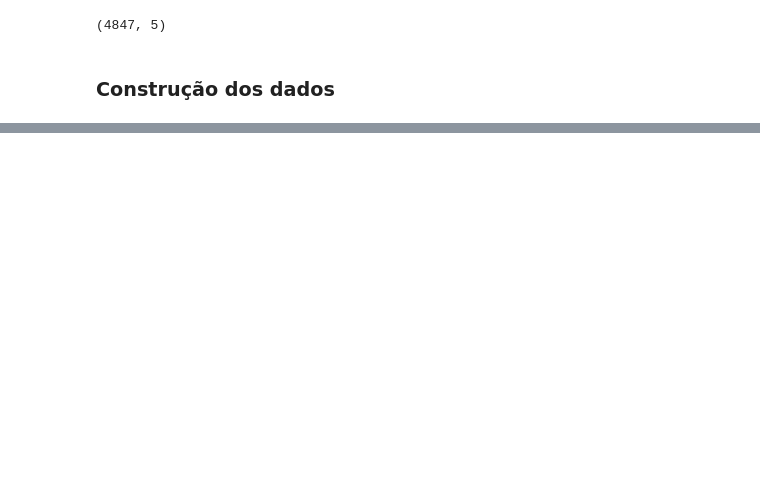
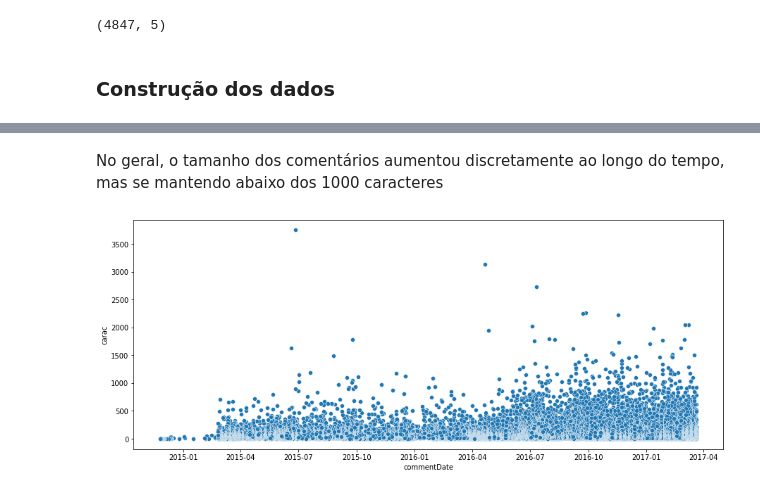
Before and after one commit to bruna-calistrate/DataWrangling-Case1, a Jupyter notebook: Case_1_Data_Wrangling_Daily_Happiness_&_Employee_Turnover.ipynb, the cells around one changed output, grey strips where cells are left out. Cells and saved outputs as stored; diff of their text form; code cells hidden in the pictures; blank space fills up the shorter version.

```diff
--- a/Case_1_Data_Wrangling_Daily_Happiness_&_Employee_Turnover.ipynb
+++ b/Case_1_Data_Wrangling_Daily_Happiness_&_Employee_Turnover.ipynb
@@ -403,0 +448,13 @@ fig.show()
+# %% [markdown]
+No geral, o tamanho dos comentários aumentou discretamente ao longo do tempo, mas se mantendo abaixo dos 1000 caracteres
+# %%
+plt.figure(figsize=(15,6))
+
+fig = sns.scatterplot(data=df_comments,
+                   x='commentDate',
+                   y='carac'
+                  )
+
+plt.show()
+# %% [output]
+[figure, added]
```
Also changed, not shown: parts of 18 cells of this notebook.
